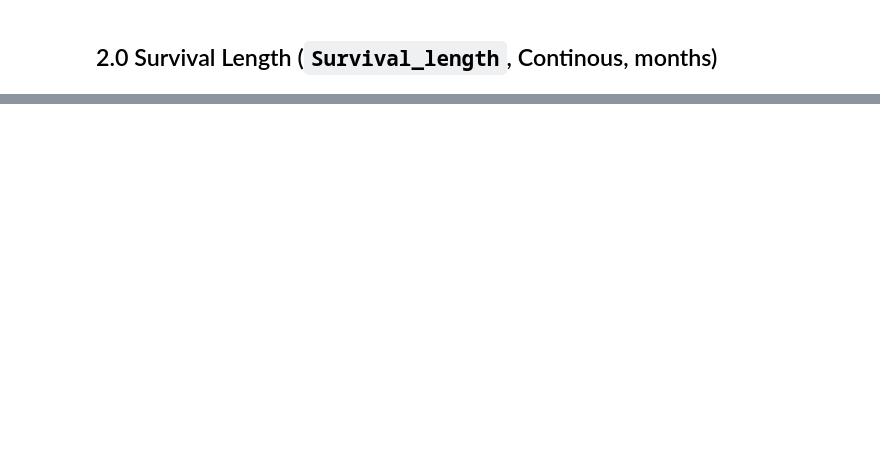
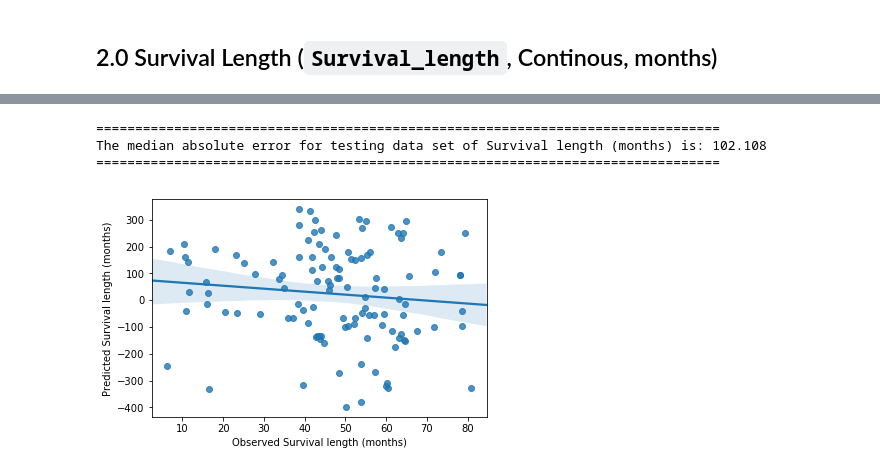
Before and after one commit to JCardenasRdz/Insights-into-the-I-SPY-clinical-trial, a Jupyter notebook: 3-Predictive_stats.ipynb, the cells around one changed output, grey strips where cells are left out. Saved outputs shown, nothing was run; the diff lists cells and outputs as text; code cells hidden in the pictures; blank space fills up the shorter version.

```diff
--- a/3-Predictive_stats.ipynb
+++ b/3-Predictive_stats.ipynb
@@ -533,7 +569,8 @@ RandomForestRegressor(X_train, y_train, X_test, y_test, outcome =' Recurrence-Fr
 ## 2.0  Survival Length (`Survival_length`, Continous, months)
 # %%
 y = df.Survival_length.values / 30
+
 #split
-X_train, X_test, y_train, y_test = train_test_split(X, y, random_state=RANDOM_STATE)
+X_train, X_test, y_train, y_test = predictive_statistics.split_data(X, y, False)
 # %%
 # # LSQ
@@ -541,3 +596,8 @@ lsq(X_train, y_train, X_test, y_test, outcome ='Survival_length (months)')
 # %%
-svr(X_train, y_train, X_test, y_test, outcome ='Survival length (months)')
+predictive_statistics.svr(X_train, y_train, X_test, y_test, outcome ='Survival length (months)');
+# %% [output]
+================================================================================
+The median absolute error for testing data set of Survival length (months) is: 102.108
+================================================================================
+[figure, added]
 # %%
```
Also changed, not shown: parts of 13 cells of this notebook, 2 other files.
